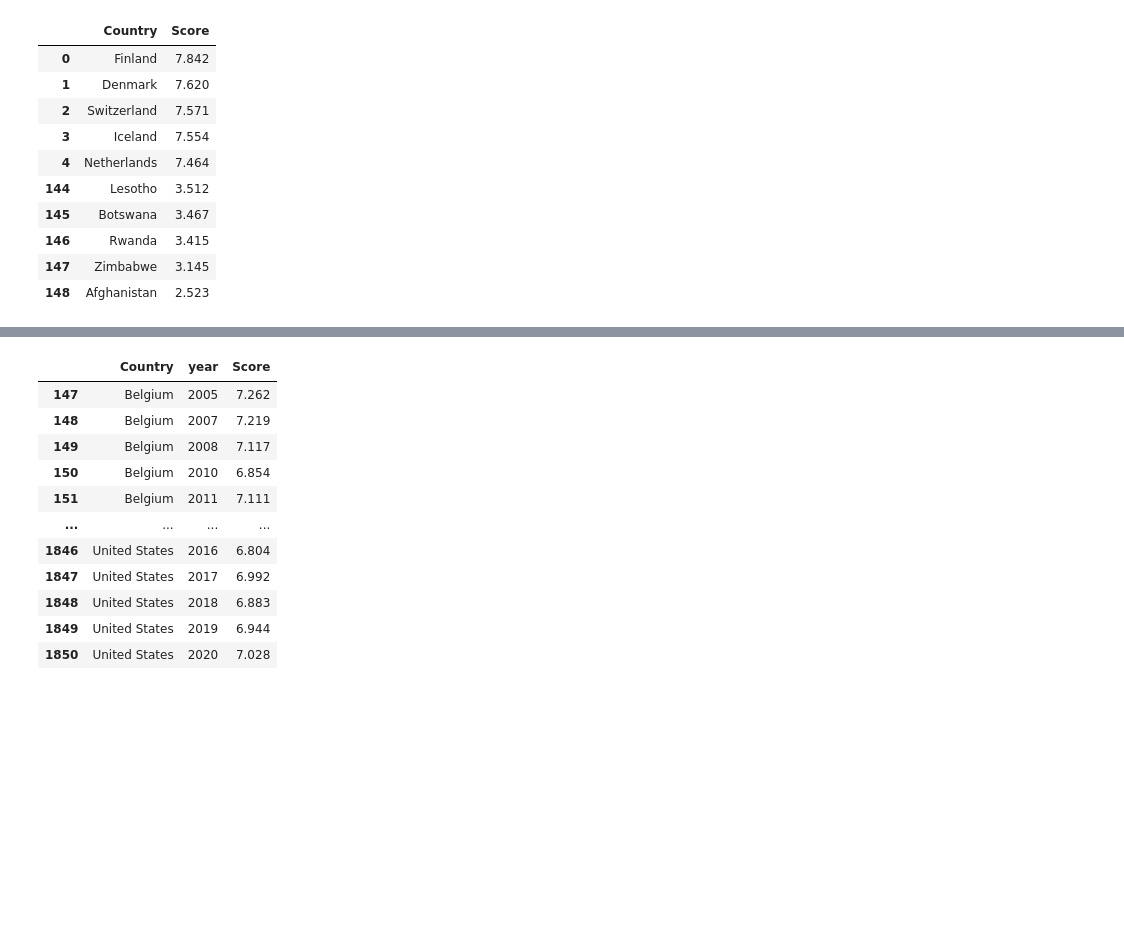
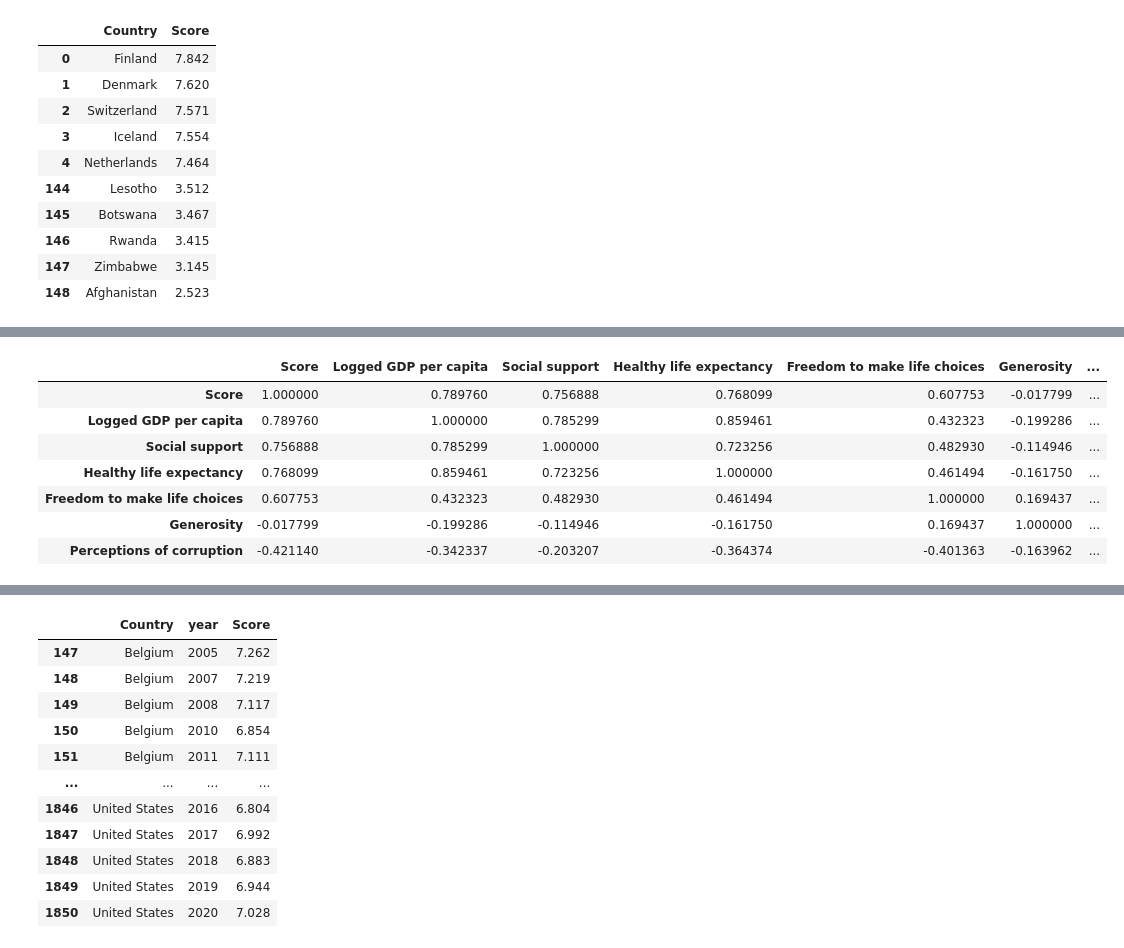
Before and after one commit to Hohenadel/world-happiness-case-study, a Jupyter notebook: notebooks/world.ipynb, the cells around one changed output, grey strips where cells are left out. Cells and saved outputs as stored; diff of their text form; code cells hidden in the pictures; blank space fills up the shorter version.

```diff
--- a/notebooks/world.ipynb
+++ b/notebooks/world.ipynb
@@ -102,0 +118,12 @@ plt.show()
+# %%
+correlation_df = geo_temp[['Score', 'Logged GDP per capita', 'Social support', 'Healthy life expectancy', 'Freedom to make life choices', 'Generosity', 'Perceptions of corruption']]
+correlation_df.corr()
+# %% [output]
+|  | Score | Logged GDP per capita | Social support | Healthy life expectancy | Freedom to make life choices | Generosity | ... |
+| Score | 1.000000 | 0.789760 | 0.756888 | 0.768099 | 0.607753 | -0.017799 | ... |
+| Logged GDP per capita | 0.789760 | 1.000000 | 0.785299 | 0.859461 | 0.432323 | -0.199286 | ... |
+| Social support | 0.756888 | 0.785299 | 1.000000 | 0.723256 | 0.482930 | -0.114946 | ... |
+| Healthy life expectancy | 0.768099 | 0.859461 | 0.723256 | 1.000000 | 0.461494 | -0.161750 | ... |
+| Freedom to make life choices | 0.607753 | 0.432323 | 0.482930 | 0.461494 | 1.000000 | 0.169437 | ... |
+| Generosity | -0.017799 | -0.199286 | -0.114946 | -0.161750 | 0.169437 | 1.000000 | ... |
+| Perceptions of corruption | -0.421140 | -0.342337 | -0.203207 | -0.364374 | -0.401363 | -0.163962 | ... |
```
Also changed, not shown: parts of 9 cells of this notebook, 2 other files.
